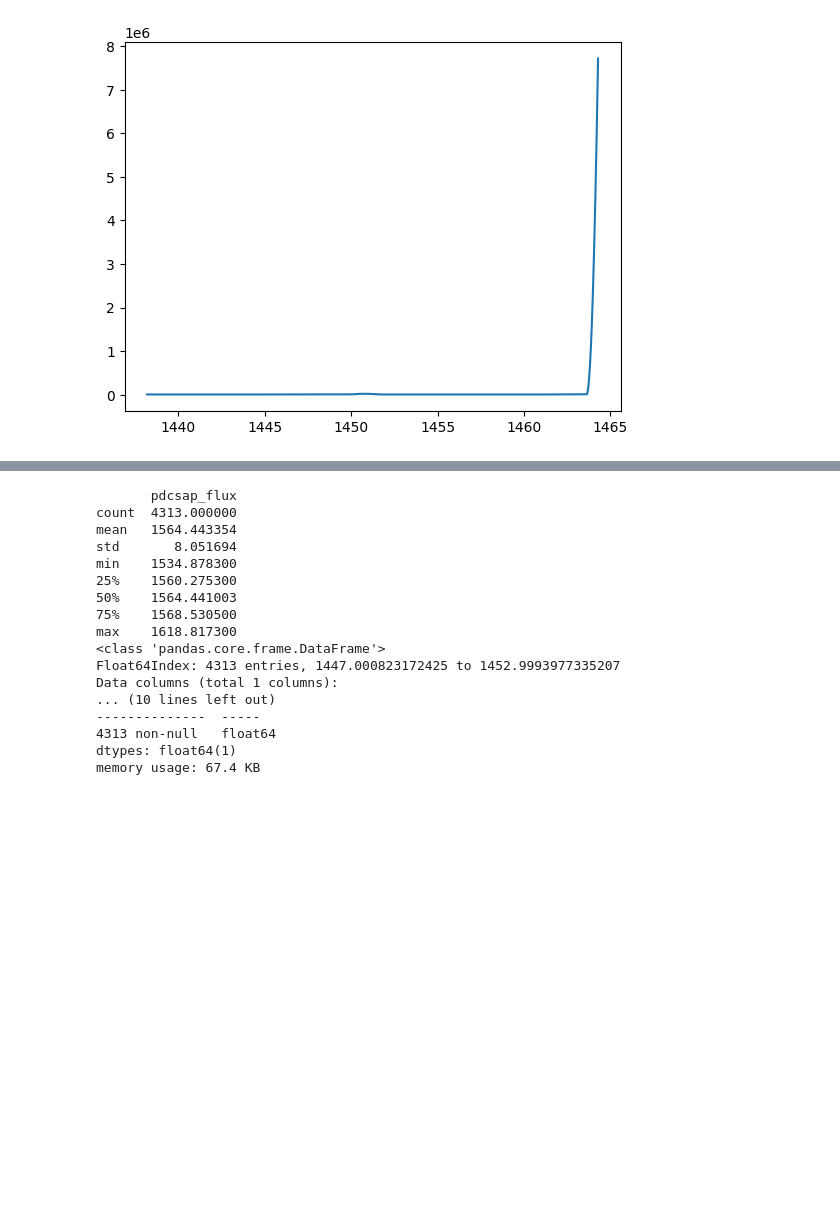
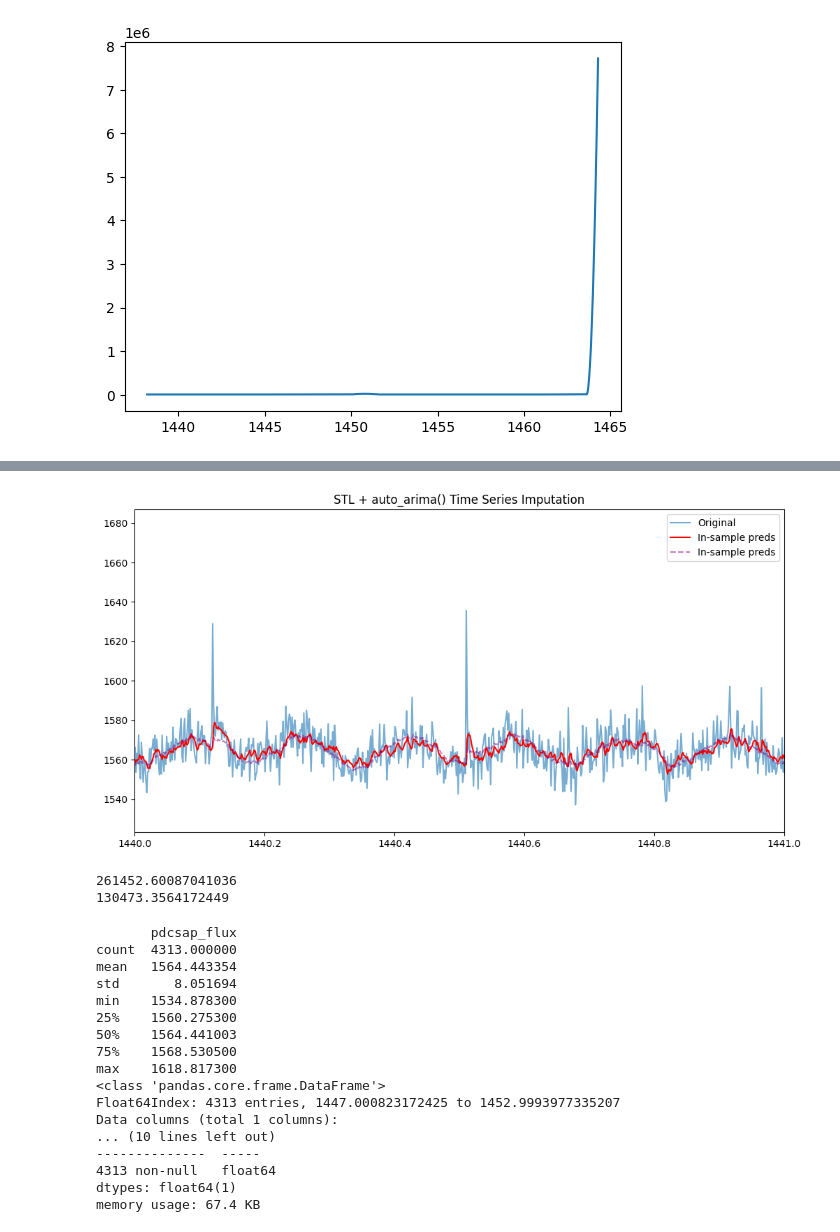
Before and after one commit to alexfaassen/STA2453, a Jupyter notebook: 4.Pretreatment/SARIMA_imputation_STL.ipynb, the cells around one changed output, grey strips where cells are left out. Saved outputs shown, nothing was run; the diff lists cells and outputs as text; code cells hidden in the pictures; blank space fills up the shorter version.

Commit message:
Data pretreatment: Fourier terms

```diff
--- a/4.Pretreatment/SARIMA_imputation_STL.ipynb
+++ b/4.Pretreatment/SARIMA_imputation_STL.ipynb
@@ -201,0 +319,13 @@ model = SARIMAX(
+# %%
+## ARIMA with Fourier terms ##
+## Fourier terms
+from pmdarima.preprocessing import FourierFeaturizer
+
+four_order = 2
+fourier_terms = FourierFeaturizer(240, four_order)
+y_prime, exog = fourier_terms.fit_transform(lc_interp)
+exog['time'] = y_prime.index # is exactly the same as manual calculation in the above cells
+exog = exog.set_index(exog['time'])
+exog = exog.drop(columns=['time'])
+print(y_prime.head()); print(exog.head())
+print((y_prime.shape, exog.shape))
@@ -201,0 +347,14 @@ model = SARIMAX(
+# %%
+## auto_arima
+## Suppress warnings for clean output
+warnings.filterwarnings("ignore")
+
+## Auto ARIMA
+model_auto = auto_arima(
+    y_prime,
+    X=exog,
+    trace=True,
+    error_action='ignore'
+)
+
+print("Selected model order:", model_auto.order, "Seasonal order:", model_auto.seasonal_order)
@@ -202,3 +405,23 @@ model = SARIMAX(
+# %%
+## Check
+# Plot original vs imputed series
+plt.figure(figsize=(12,6))
+plt.plot(lc_fill, label='Original', alpha=0.6)
+plt.plot(lc_fill.index, model_auto.predict_in_sample(exog), label='In-sample preds', color='red')
+plt.plot(lc_fill.index, model_tbats.y_hat, label='In-sample preds', linestyle='--', color='purple', alpha = 0.5)
+plt.title("STL + auto_arima() Time Series Imputation")
+plt.legend()
+plt.xlim((1440, 1441))
+plt.show()
+# %% [output]
+[figure, added]
+# %%
+print(model_tbats.aic)
+# print(model_auto_four1.aic)
+print(model_auto.aic())
+# %% [output]
+261452.60087041036
+130473.3564172449
 # %%
 # def sarima_impute():
 #     ##
```
Also changed, not shown: parts of 19 cells of this notebook, 1 other file.
